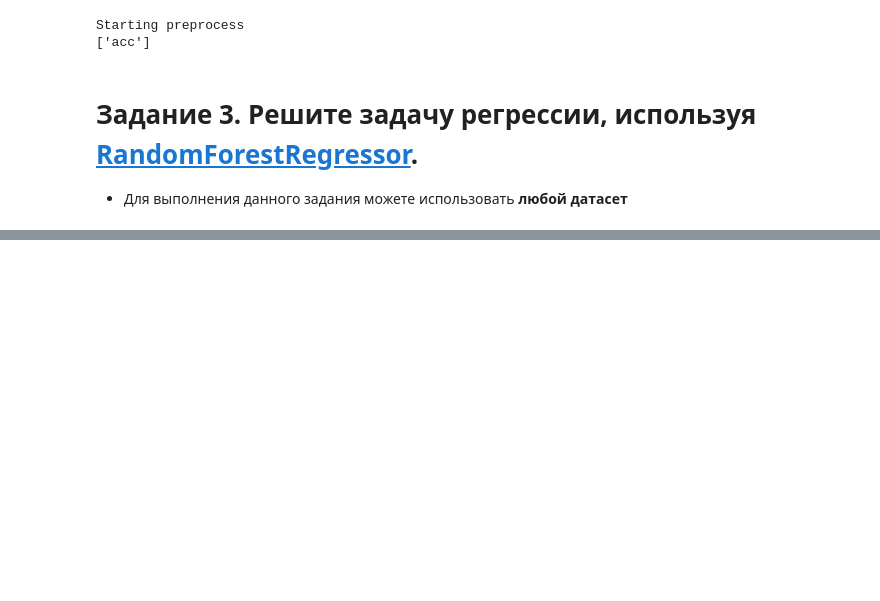
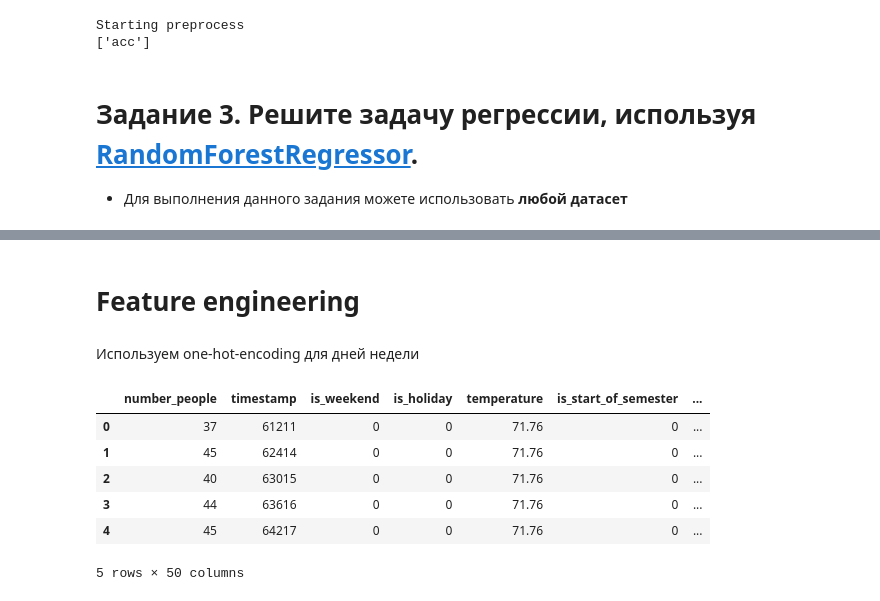
Before and after one commit to Flexlug/DataAnalysis, a Jupyter notebook: 5. Random Forest/Практическая работа №8. Random_forest.ipynb, the cells around one changed output, grey strips where cells are left out. Saved outputs shown, nothing was run; the diff lists cells and outputs as text; code cells hidden in the pictures; blank space fills up the shorter version.

```diff
--- a/5. Random Forest/Практическая работа №8. Random_forest.ipynb
+++ b/5. Random Forest/Практическая работа №8. Random_forest.ipynb
@@ -898,0 +912,3 @@ Starting preprocess
+# %%
+df = pd.read_csv("../../data/crowdness_at_campus_gym/data.csv")
+df = df.drop('date', axis=1)
@@ -898,0 +935,16 @@ Starting preprocess
+# %% [markdown]
+# Feature engineering
+# %% [markdown]
+Используем one-hot-encoding для дней недели
+# %%
+columns = ["day_of_week", "month", "hour"]
+df = pd.get_dummies(df, columns=columns)
+df.head(5)
+# %% [output]
+|  | number_people | timestamp | is_weekend | is_holiday | temperature | is_start_of_semester | ... |
+| 0 | 37 | 61211 | 0 | 0 | 71.76 | 0 | ... |
+| 1 | 45 | 62414 | 0 | 0 | 71.76 | 0 | ... |
+| 2 | 40 | 63015 | 0 | 0 | 71.76 | 0 | ... |
+| 3 | 44 | 63616 | 0 | 0 | 71.76 | 0 | ... |
+| 4 | 45 | 64217 | 0 | 0 | 71.76 | 0 | ... |
+5 rows × 50 columns
```
Also changed, not shown: parts of 10 cells of this notebook.
